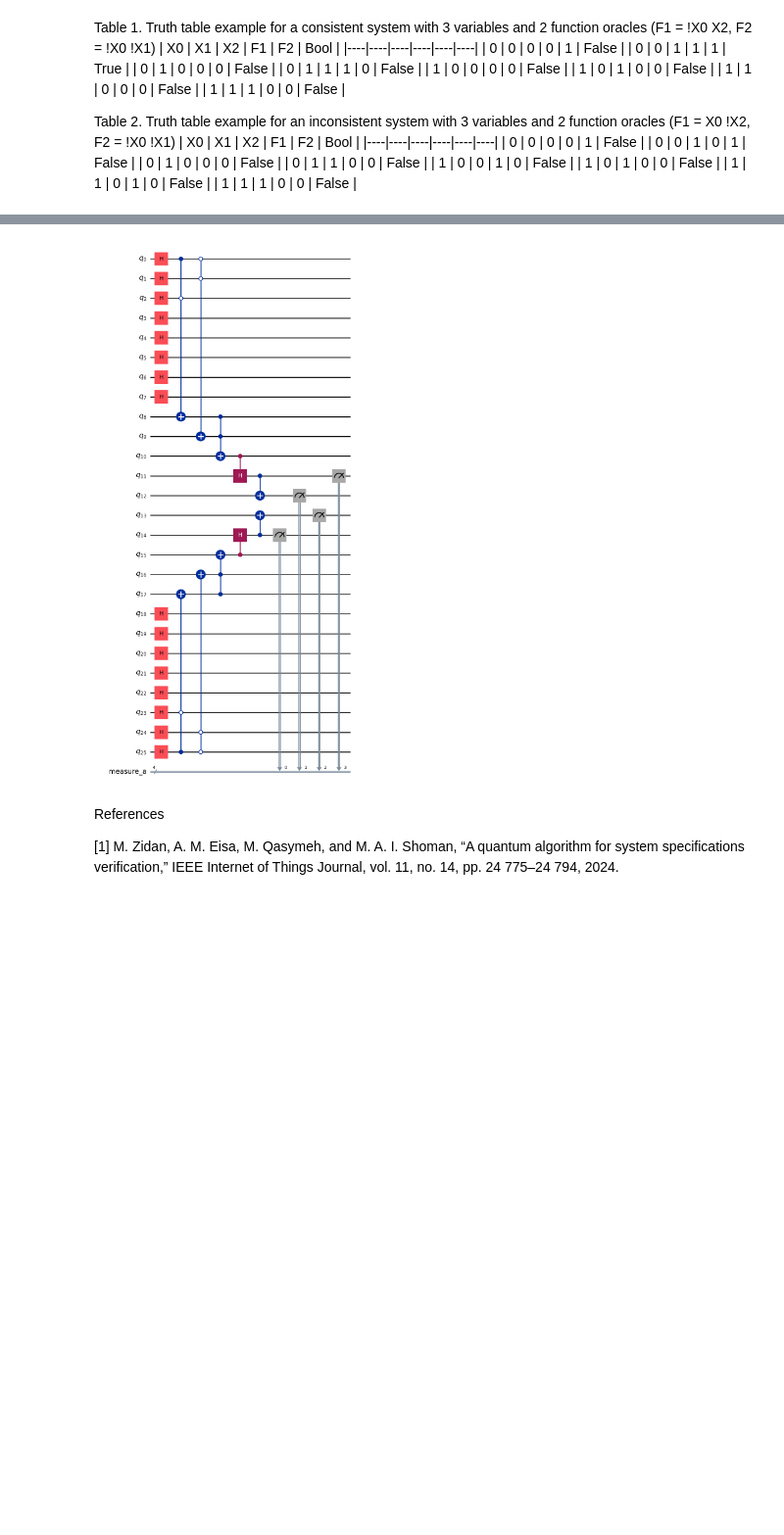
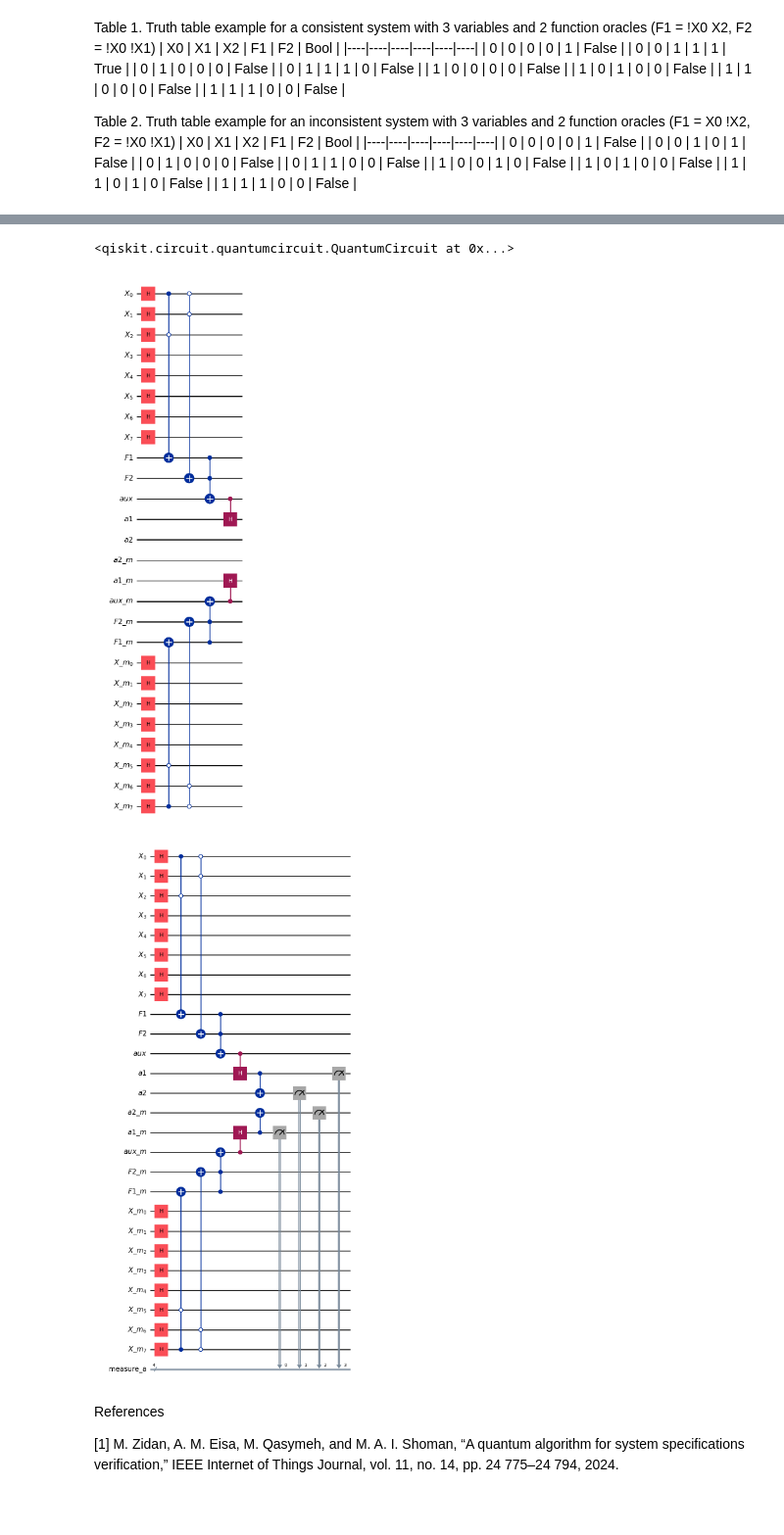
Before and after one commit to k-erlikh/Quantum-System-Specification-Checker, a Jupyter notebook: src/quantum_check.ipynb, the cells around one changed output, grey strips where cells are left out. Shown: that part at 98% size. Cells and saved outputs as stored; diff of their text form; code cells hidden in the pictures; blank space fills up the shorter version.

Commit message:
Updated mirror and measurment, mirror now preserves register names of original circuit, and creates registered for the mirrored version. measurments for a11...a22 refelct that

```diff
--- a/src/quantum_check.ipynb
+++ b/src/quantum_check.ipynb
@@ -111,16 +111,3 @@ def apply_aux_hadamard(qc_original: QuantumCircuit, function_count: int) -> Quan
     #qc_original.draw("mpl")
 
     return qc_original
-# %%
-def mirror_circuit(qc_original: QuantumCircuit) -> QuantumCircuit:
-    """
-    Suggested method to add mirror from: https://nbviewer.org/github/ahmedeasa/Quantum-System-Specification-Verification-Algorithm/blob/main/System_Specifications_Verfication_ST_LAB_1.ipynb
-    """
-    qc_mirror = qc_original.copy()
-    qc_final = QuantumCircuit(2*qc_mirror.num_qubits,2*qc_mirror.num_clbits)
-    qc_final.compose(qc_original,inplace=True,qubits=range(qc_mirror.num_qubits))
-    qc_final.compose(qc_mirror.reverse_bits(),inplace=True,qubits=range(qc_mirror.num_qubits,2*qc_mirror.num_qubits))
-
-    #qc_final.draw("mpl")
-
-    return qc_final
@@ -127,9 +163,11 @@ def mirror_circuit(qc_original: QuantumCircuit) -> QuantumCircuit:
 # %%
 def measure_aux(qc_final: QuantumCircuit, function_count: int, var_count: int) -> QuantumCircuit:
-    a11 = qc_final.qregs[0][function_count + var_count + 1]
-    a12 = qc_final.qregs[0][function_count + var_count + 2]
-    a21 = qc_final.qregs[0][function_count + var_count + 3]
-    a22 = qc_final.qregs[0][function_count + var_count + 4]
+    print(qc_final.qregs)
+
+    a11 = qc_final.qregs[function_count + 1 + 1][0]
+    a12 = qc_final.qregs[function_count + 1 + 2][0]
+    a21 = qc_final.qregs[function_count + 1 + 3][0]
+    a22 = qc_final.qregs[function_count + 1 + 4][0]
 
     qc_final.cx(a11, a12)
     qc_final.cx(a22, a21)
@@ -144,13 +185,9 @@ def measure_aux(qc_final: QuantumCircuit, function_count: int, var_count: int) -
 # %%
-#Follow through of all steps in correct order
+#Circuit contruction
 
 circuit = init__original_circuit(consistent_system.get("var_count"),consistent_system.get("function_count"))
-
 apply_oracles(circuit, consistent_system.get("terms"), consistent_system.get("function_count"))
-
 apply_aux_hadamard(circuit, consistent_system.get("function_count"))
-
-final_circuit = mirror_circuit(circuit)
-
+final_circuit = mirror_circuit(circuit, consistent_system.get("function_count"), consistent_system.get("var_count"))
 measure_aux(final_circuit, consistent_system.get("function_count"), consistent_system.get("var_count"))
 # %% [output]
@@ -158,4 +195,6 @@ measure_aux(final_circuit, consistent_system.get("function_count"), consistent_s
+<qiskit.circuit.quantumcircuit.QuantumCircuit at 0x...>
-[figure, old version]
+[figure, new version]
+[figure, added]
 # %% [markdown]
 References
 
```
Also changed, not shown: parts of 4 cells of this notebook.
